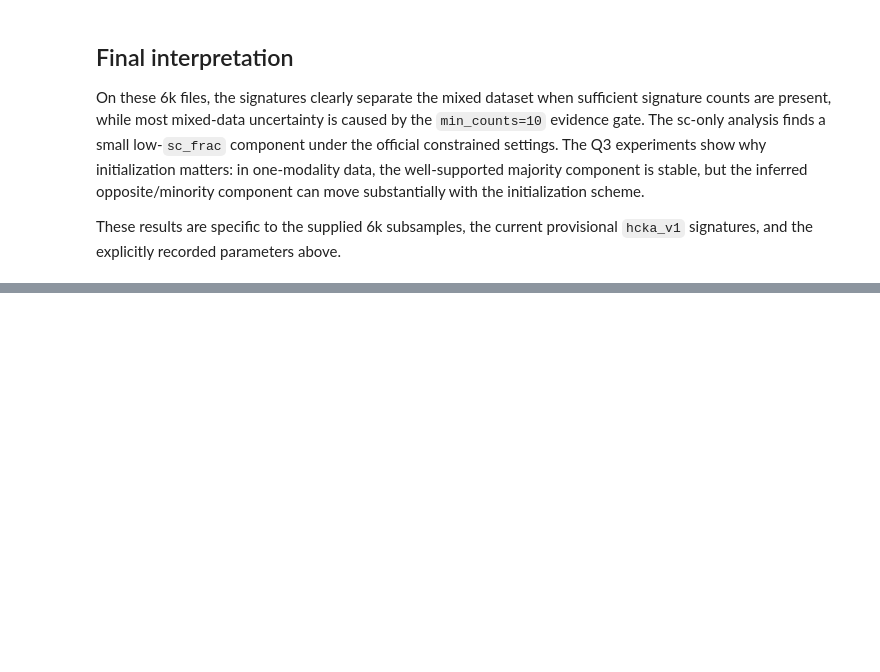
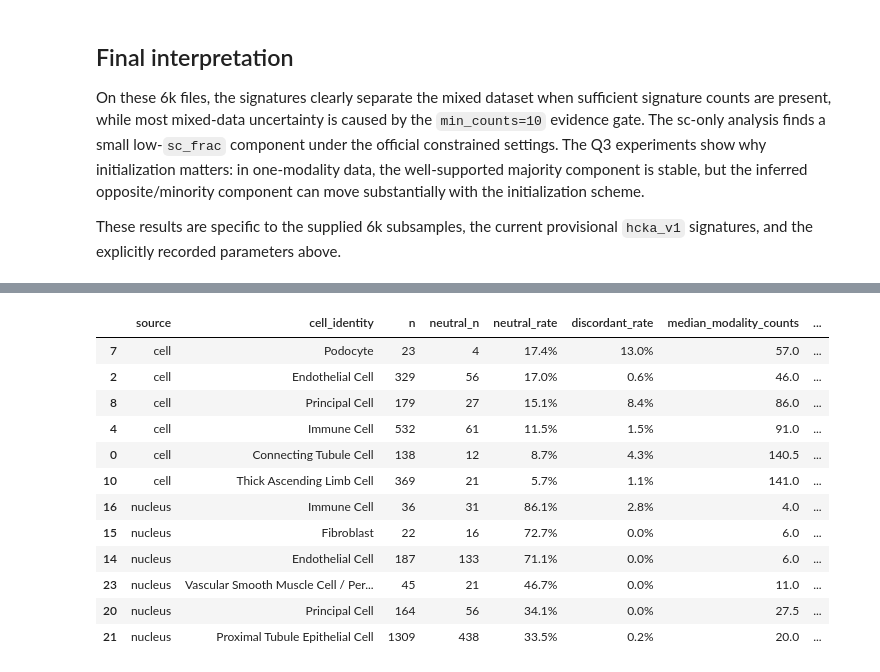
Before and after one commit to UnknownCreature0086/CellorNuc, a Jupyter notebook: notebook/CellorNuc_quiz_6k.ipynb, the cells around one changed output, grey strips where cells are left out. Drawn from its saved outputs; the diff is of its cells as text; code cells hidden in the pictures; blank space fills up the shorter version.

```diff
--- a/notebook/CellorNuc_quiz_6k.ipynb
+++ b/notebook/CellorNuc_quiz_6k.ipynb
@@ -1255,0 +930,59 @@ Tables:
+# %%
+bonus_a = q1.obs.copy()
+bonus_a["cell_identity"] = bonus_a["broad_cell_type"].astype("string").fillna("Unannotated")
+bonus_a["source"] = bonus_a["suspension_type"].astype("string")
+bonus_a["neutral"] = bonus_a["modality_classification"].astype(str).eq("Neutral")
+bonus_a["below_min_counts"] = bonus_a["modality_counts"].lt(10)
+bonus_a["discordant"] = np.where(
+    bonus_a["source"].eq("cell"),
+    bonus_a["modality_classification"].astype(str).eq("Nucleus-like Cell (SC)"),
+    bonus_a["modality_classification"].astype(str).eq("Cell-like Nucleus (SN)"),
+)
+
+bonus_a_summary = (
+    bonus_a.groupby(["source", "cell_identity"], observed=True)
+    .agg(
+        n=("p_cell", "size"),
+        neutral_n=("neutral", "sum"),
+        discordant_n=("discordant", "sum"),
+        median_modality_counts=("modality_counts", "median"),
+        below_min_counts_rate=("below_min_counts", "mean"),
+    )
+    .reset_index()
+)
+bonus_a_summary["neutral_rate"] = bonus_a_summary["neutral_n"] / bonus_a_summary["n"]
+bonus_a_summary["discordant_rate"] = bonus_a_summary["discordant_n"] / bonus_a_summary["n"]
+
+bonus_a_ranked = (
+    bonus_a_summary.query("n >= 20")
+    .sort_values(["source", "neutral_rate", "n"], ascending=[True, False, False])
+)
+bonus_a_display = bonus_a_ranked.groupby("source", observed=True).head(6)
+
+display(
+    bonus_a_display[
+        ["source", "cell_identity", "n", "neutral_n", "neutral_rate",
+         "discordant_rate", "median_modality_counts", "below_min_counts_rate"]
+    ].style.format(
+        {
+            "neutral_rate": "{:.1%}",
+            "discordant_rate": "{:.1%}",
+            "median_modality_counts": "{:.1f}",
+            "below_min_counts_rate": "{:.1%}",
+        }
+    )
+)
+# %% [output]
+|  | source | cell_identity | n | neutral_n | neutral_rate | discordant_rate | median_modality_counts | ... |
+| 7 | cell | Podocyte | 23 | 4 | 17.4% | 13.0% | 57.0 | ... |
+| 2 | cell | Endothelial Cell | 329 | 56 | 17.0% | 0.6% | 46.0 | ... |
+| 8 | cell | Principal Cell | 179 | 27 | 15.1% | 8.4% | 86.0 | ... |
+| 4 | cell | Immune Cell | 532 | 61 | 11.5% | 1.5% | 91.0 | ... |
+| 0 | cell | Connecting Tubule Cell | 138 | 12 | 8.7% | 4.3% | 140.5 | ... |
+| 10 | cell | Thick Ascending Limb Cell | 369 | 21 | 5.7% | 1.1% | 141.0 | ... |
+| 16 | nucleus | Immune Cell | 36 | 31 | 86.1% | 2.8% | 4.0 | ... |
+| 15 | nucleus | Fibroblast | 22 | 16 | 72.7% | 0.0% | 6.0 | ... |
+| 14 | nucleus | Endothelial Cell | 187 | 133 | 71.1% | 0.0% | 6.0 | ... |
+| 23 | nucleus | Vascular Smooth Muscle Cell / Per... | 45 | 21 | 46.7% | 0.0% | 11.0 | ... |
+| 20 | nucleus | Principal Cell | 164 | 56 | 34.1% | 0.0% | 27.5 | ... |
+| 21 | nucleus | Proximal Tubule Epithelial Cell | 1309 | 438 | 33.5% | 0.2% | 20.0 | ... |
```
Also changed, not shown: parts of 25 cells of this notebook, 1 other file.
